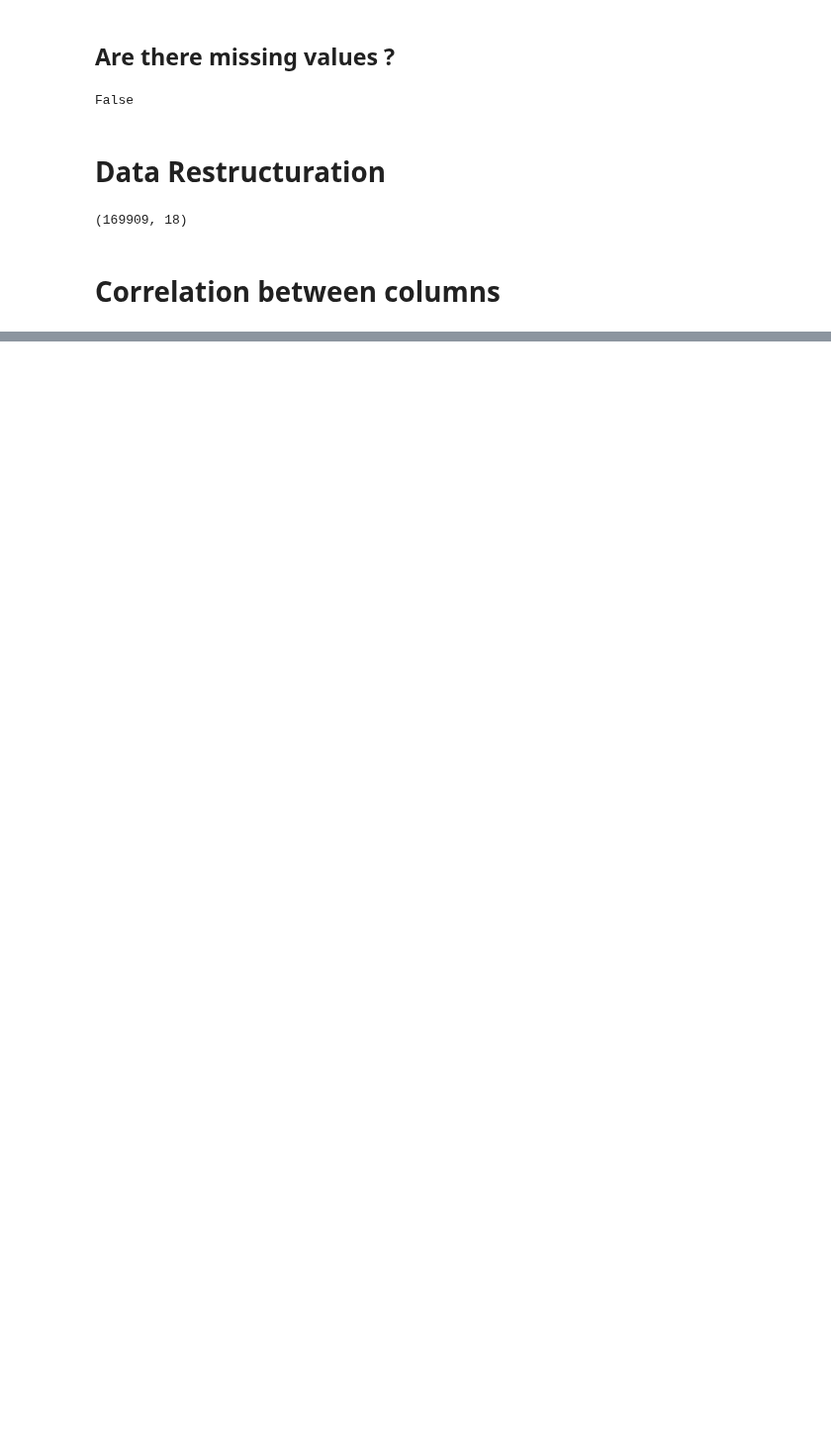
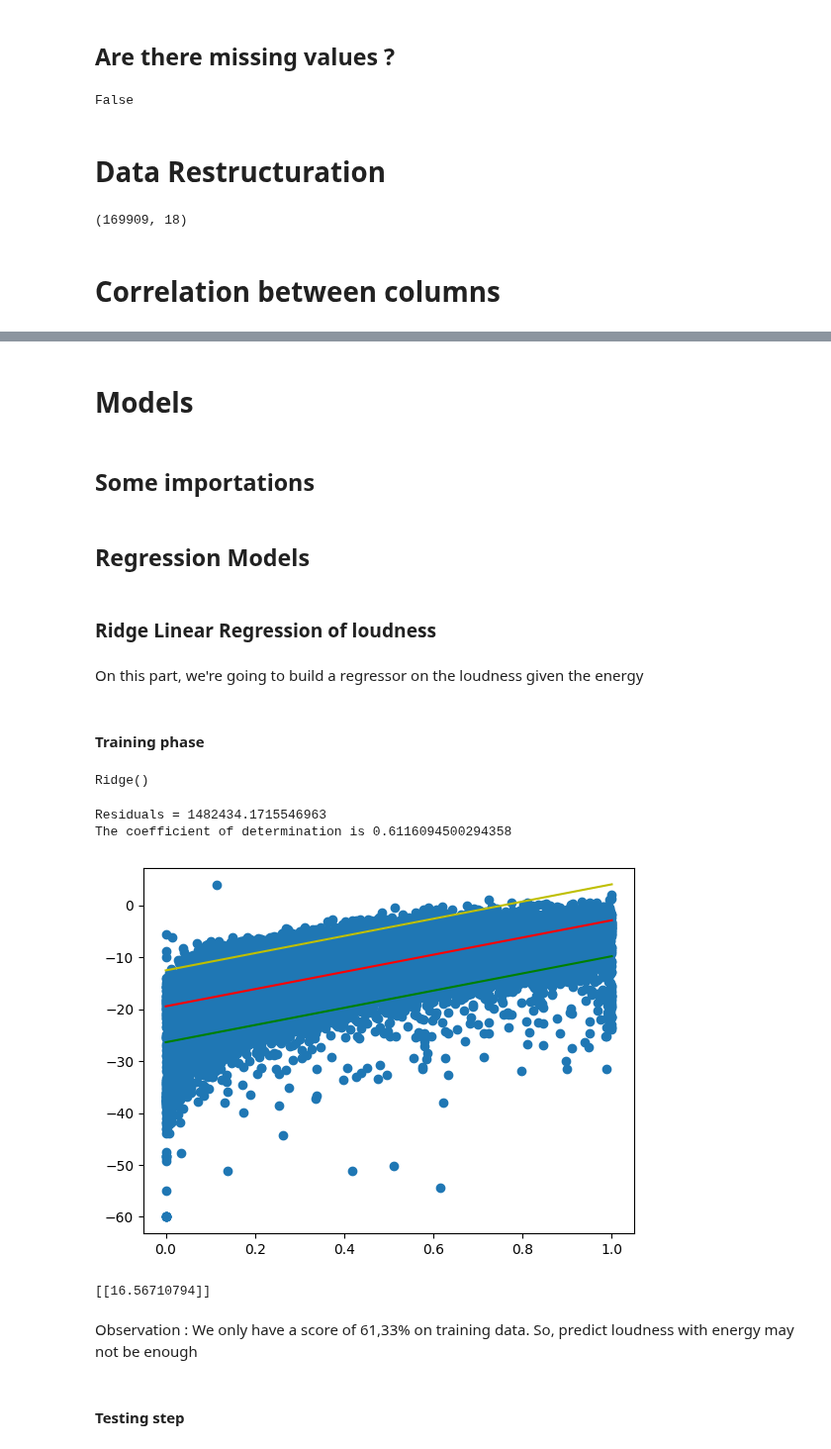
Before and after one commit to Manuela-AYO/DAProject2022, a Jupyter notebook: spotifyAnalysis.ipynb, the cells around one changed output, grey strips where cells are left out. Shown at 99% size. Drawn from its saved outputs; the diff is of its cells as text; code cells hidden in the pictures; blank space fills up the shorter version.

```diff
--- a/spotifyAnalysis.ipynb
+++ b/spotifyAnalysis.ipynb
@@ -113,0 +155,15 @@ See you on the next episode(which is the remainder of this project 😉) !!!
+# %%
+# ***************** splitting ******************
+index1 = new_df.index
+
+# get the training data : 70% of the dataset
+df_train = new_df.sample(frac=0.7)
+index2 = df_train.index
+
+# get the testing data
+mask = np.isin(index1, index2, invert=True)
+df_test = new_df.iloc[mask]
+
+# reset indexes
+df_train.reset_index(drop=True)
+df_test.reset_index(drop=True)
@@ -113,0 +184,4 @@ See you on the next episode(which is the remainder of this project 😉) !!!
+# %% [markdown]
+# Models
+# %% [markdown]
+## Some importations
@@ -113,0 +191,56 @@ See you on the next episode(which is the remainder of this project 😉) !!!
+# %% [markdown]
+## Regression Models
+# %% [markdown]
+### Ridge Linear Regression of loudness
+# %% [markdown]
+On this part, we're going to build a regressor on the loudness given the energy
+# %% [markdown]
+#### Training phase
+# %%
+model = Ridge()
+energy = np.array(df_train["energy"]).reshape(-1, 1)
+loudness = np.array(df_train["loudness"]).reshape(-1,1)
+model.fit(energy, loudness)
+# %% [output]
+Ridge()
+# %%
+# Prediction on the training data
+pred = model.predict(energy)
+
+energy2 = np.asarray(df_train["energy"]).reshape(-1, 1)
+stack = np.hstack([energy2, loudness, pred])
+sorted_s = stack[np.argsort(stack[:,0])]
+energy2, loudness_init, pred = np.hsplit(sorted_s, 3)
+
+# Get the residuals
+res = np.sum((pred-loudness_init)**2)
+print(f"Residuals = {res}")
+
+# Get the coefficient of determination
+coef = model.score(energy2, loudness_init)
+print(f"The coefficient of determination is {coef}")
+
+# Build a 95% confidence interval
+std = np.sqrt((1/(len(loudness_init)-2))*res)
+interval = (std * 1.96)
+low, up = pred - interval, pred + interval
+
+# Plot the data and the model
+plt.scatter(df_train["energy"], df_train["loudness"])
+plt.plot(energy2, low, c="g")
+plt.plot(energy2, pred, c="r")
+plt.plot(energy2, up, c="y")
+plt.show()
+# %% [output]
+Residuals = 1482434.1715546963
+The coefficient of determination is 0.6116094500294358
+[figure, added]
+# %%
+print(model.coef_)
+# %% [output]
+[[16.56710794]]
+# %% [markdown]
+Observation :
+We only have a score of 61,33% on training data. So, predict loudness with energy may not be enough
+# %% [markdown]
+#### Testing step
```
Also changed, not shown: parts of 11 cells of this notebook, 1 other file.
